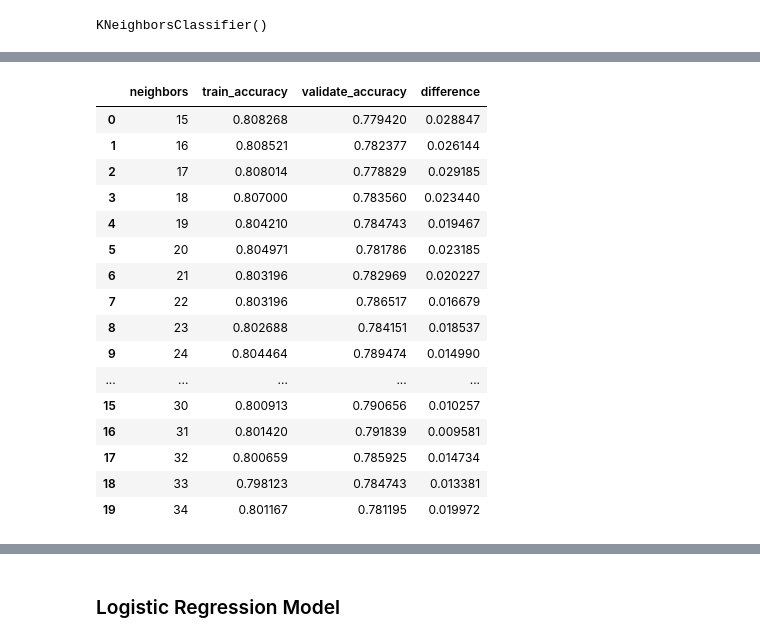
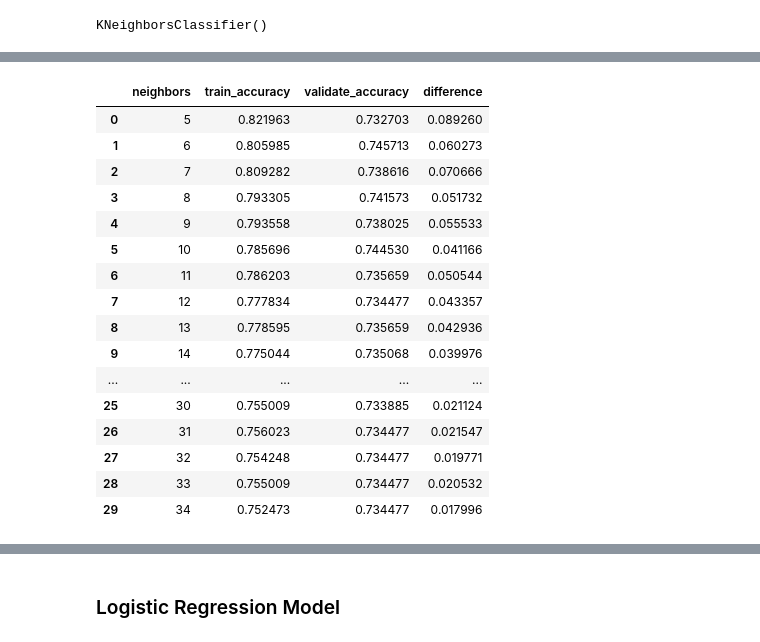
Before and after one commit to carlopdeleon/telco_churn_project, a Jupyter notebook: explore_notebook.ipynb, the cells around one changed output, grey strips where cells are left out. Cells and saved outputs as stored; diff of their text form; code cells hidden in the pictures.

```diff
--- a/explore_notebook.ipynb
+++ b/explore_notebook.ipynb
@@ -384,0 +385,6 @@ y_test = test.churn_numeric
+# %%
+# Create Decision Tree Model Object
+clf = DecisionTreeClassifier(max_depth=4, random_state=42)
+# %%
+# Fit Decision Tree Model
+clf.fit(X_train,y_train)
@@ -384,0 +401,9 @@ y_test = test.churn_numeric
+# %%
+for i in range(2,11):
+    clf = DecisionTreeClassifier(max_depth=i, random_state=123)
+    clf.fit(X_train,y_train)
+    train_acc = clf.score(X_train, y_train)
+    val_acc = clf.score(X_validate, y_validate)
+    print(f' Tree with depth of {i}. Training acc: {round(train_acc,5)}, Validate acc: {round(val_acc,5)}')
+    print('------------------------------------------------')
+    print()
@@ -384,0 +428,20 @@ y_test = test.churn_numeric
+# %%
+metrics = []
+
+for i in range (2,11):
+    clf = DecisionTreeClassifier(max_depth=i, random_state=123)
+    clf.fit(X_train,y_train)
+    train_acc = clf.score(X_train, y_train)
+    val_acc = clf.score(X_validate, y_validate)
+
+    output = {
+        'max_depth': i,
+        'train_accuracy': train_acc,
+        'validate_accuracy': val_acc
+    }
+
+    metrics.append(output)
+
+df = pd.DataFrame(metrics)
+df["difference"] = df.train_accuracy - df.validate_accuracy
+df
@@ -507,42 +594,42 @@ for i in range(15,35):
 # %%
 # Visual aid to see model performances
 metrics = []
 
-for i in range(15,35):
+for i in range(5,35):
     knn = KNeighborsClassifier(n_neighbors=i, weights='uniform')
     knn.fit(X_train, y_train)
     train_acc = knn.score(X_train, y_train)
     val_acc = knn.score(X_validate, y_validate)
 
     output = {
         'neighbors': i,
         'train_accuracy': train_acc,
         'validate_accuracy': val_acc
     }
 
     metrics.append(output)
 
 df = pd.DataFrame(metrics)
 df["difference"] = df.train_accuracy - df.validate_accuracy
 df
 # %% [output]
 |  | neighbors | train_accuracy | validate_accuracy | difference |
-| 0 | 15 | 0.808268 | 0.779420 | 0.028847 |
-| 1 | 16 | 0.808521 | 0.782377 | 0.026144 |
-| 2 | 17 | 0.808014 | 0.778829 | 0.029185 |
-| 3 | 18 | 0.807000 | 0.783560 | 0.023440 |
-| 4 | 19 | 0.804210 | 0.784743 | 0.019467 |
-| 5 | 20 | 0.804971 | 0.781786 | 0.023185 |
-| 6 | 21 | 0.803196 | 0.782969 | 0.020227 |
-| 7 | 22 | 0.803196 | 0.786517 | 0.016679 |
-| 8 | 23 | 0.802688 | 0.784151 | 0.018537 |
-| 9 | 24 | 0.804464 | 0.789474 | 0.014990 |
+| 0 | 5 | 0.821963 | 0.732703 | 0.089260 |
+| 1 | 6 | 0.805985 | 0.745713 | 0.060273 |
+| 2 | 7 | 0.809282 | 0.738616 | 0.070666 |
+| 3 | 8 | 0.793305 | 0.741573 | 0.051732 |
+| 4 | 9 | 0.793558 | 0.738025 | 0.055533 |
+| 5 | 10 | 0.785696 | 0.744530 | 0.041166 |
+| 6 | 11 | 0.786203 | 0.735659 | 0.050544 |
+| 7 | 12 | 0.777834 | 0.734477 | 0.043357 |
+| 8 | 13 | 0.778595 | 0.735659 | 0.042936 |
+| 9 | 14 | 0.775044 | 0.735068 | 0.039976 |
 | ... | ... | ... | ... | ... |
-| 15 | 30 | 0.800913 | 0.790656 | 0.010257 |
-| 16 | 31 | 0.801420 | 0.791839 | 0.009581 |
-| 17 | 32 | 0.800659 | 0.785925 | 0.014734 |
-| 18 | 33 | 0.798123 | 0.784743 | 0.013381 |
-| 19 | 34 | 0.801167 | 0.781195 | 0.019972 |
+| 25 | 30 | 0.755009 | 0.733885 | 0.021124 |
+| 26 | 31 | 0.756023 | 0.734477 | 0.021547 |
+| 27 | 32 | 0.754248 | 0.734477 | 0.019771 |
+| 28 | 33 | 0.755009 | 0.734477 | 0.020532 |
+| 29 | 34 | 0.752473 | 0.734477 | 0.017996 |
 # %%
 plt.plot(df.neighbors, df.train_accuracy, marker='o', label='Train')
 plt.plot(df.neighbors, df.validate_accuracy, marker='o', label='Validate')
```
Also changed, not shown: parts of 44 cells of this notebook.
